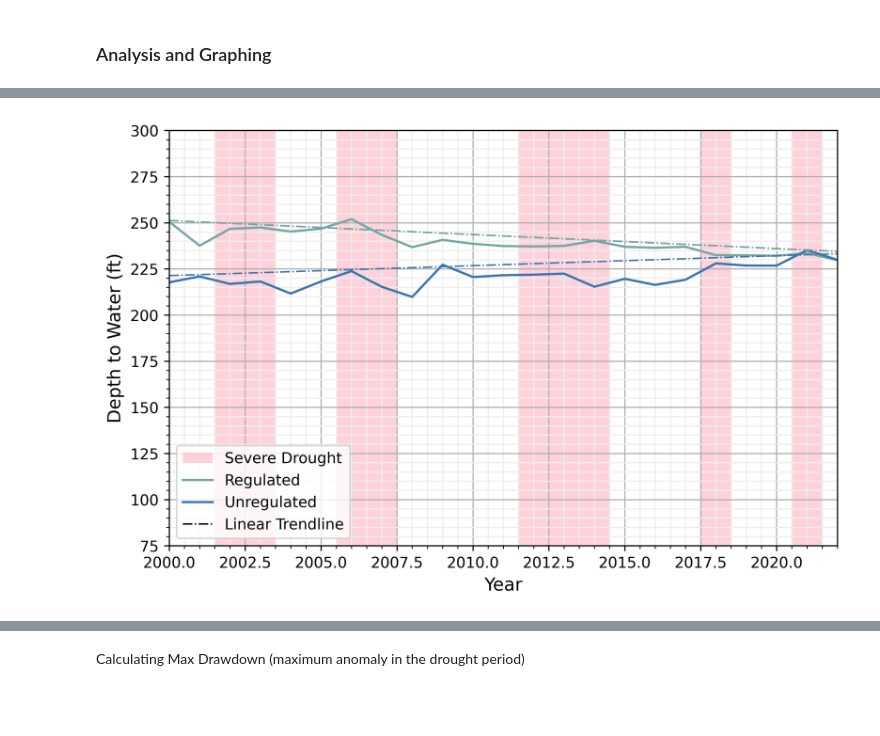
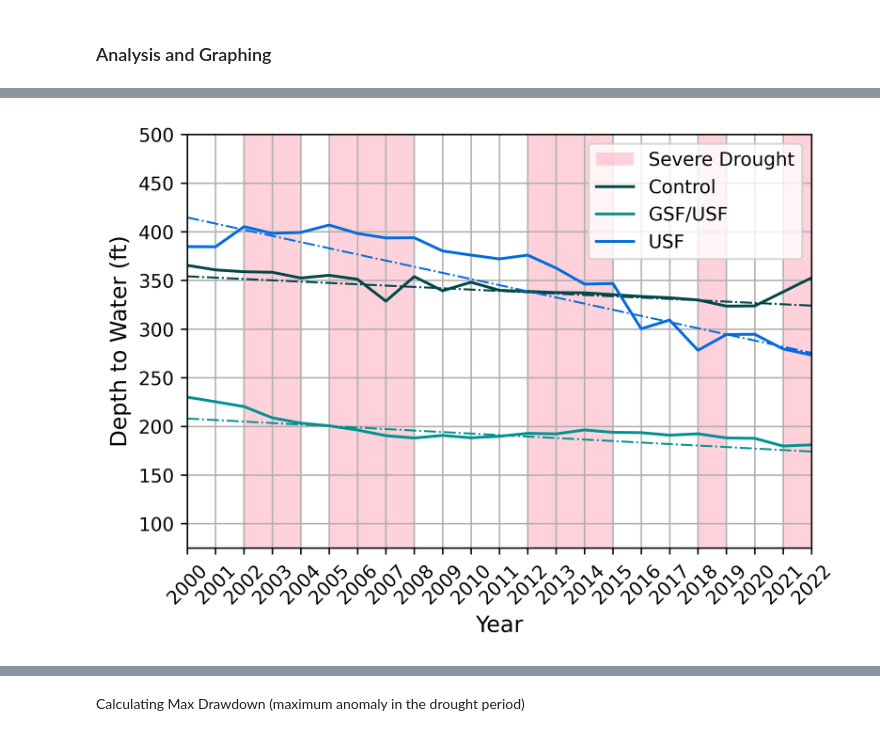
Before and after one commit to dtadych/Az-Spatiotemporal-Drought-Analysis, a Jupyter notebook: AnalysisCodes/Casestudy_Analysis.ipynb, the cells around one changed output, grey strips where cells are left out. Drawn from its saved outputs; the diff is of its cells as text; code cells hidden in the pictures; blank space fills up the shorter version.

Commit message:
Perfected the case study notebook

```diff
--- a/AnalysisCodes/Casestudy_Analysis.ipynb
+++ b/AnalysisCodes/Casestudy_Analysis.ipynb
@@ -206,7 +213,8 @@ annual_db2.head()
 # %%
 # Read in the shapefile
 
-filename_shapeile = 'georeg_reproject_fixed.shp'
+# filename_shapeile = 'georeg_reproject_fixed.shp'
+filename_shapeile = 'AvraValleyGSF.shp'
 filepath = os.path.join(shapepath_local, filename_shapeile)
 shapefile = gp.read_file(filepath)
 shapefile.plot(cmap='viridis')
@@ -216,8 +231,9 @@ shapefile.plot(cmap='viridis')
 # %%
 # Define some things about your file
 
-StudyArea = "Test"
-Naming_col = "Regulation"
+StudyArea = "GSF_USF"
+Naming_col = "Name"
+water_designation = cap_secondary
 # %% [markdown]
 Merging the databases takes a little time - Approximately 3 minutes
 # %%
@@ -398,0 +455,3 @@ Spearman Correlation coefficient
+# %%
+df_interpolated = wlanalysis_period.interpolate(method='linear', axis=0)
+df_interpolated
@@ -399,12 +477,13 @@ Spearman Correlation coefficient
 # %%
 # For Depth to Water by regulation
-ds = wlanalysis_period
+# ds = wlanalysis_period
+ds = df_interpolated
 min_yr = 2000
 mx_yr = 2022
 Name = "mean_"+StudyArea
 
-betterlabels = ['Regulated','Unregulated']
-# betterlabels = StudyArea
+# betterlabels = [StudyArea]
+betterlabels = ['Control','GSF/USF','USF']
 
 f = ds[(ds.index >= min_yr) & (ds.index <= mx_yr)]
 columns = ds.columns
@@ -433,42 +512,52 @@ for i in column_list:
 stats.index = betterlabels
 stats1 = stats.transpose()
 print(stats1)
+stats1.to_csv(outputpath_local+'Stats_'+StudyArea+'.csv')
 
 # -- Data visualization --
 xf = np.linspace(min(x),max(x),100)
 xf1 = xf.copy()
 #xf1 = pd.to_datetime(xf1)
-m1 = round(stats1.loc['slope','Regulated'], 2)
-m2 = round(stats1.loc['slope','Unregulated'], 2)
-yint1 = round(stats1.loc['int','Regulated'], 2)
-yint2 = round(stats1.loc['int','Unregulated'], 2)
-pval1 = round(stats1.loc['p_val', 'Regulated'], 4)
-pval2 = round(stats1.loc['p_val', 'Unregulated'], 4)
+m1 = round(stats1.loc['slope',betterlabels[0]], 2)
+m2 = round(stats1.loc['slope',betterlabels[1]], 2)
+m3 = round(stats1.loc['slope',betterlabels[2]], 2)
+yint1 = round(stats1.loc['int',betterlabels[0]], 2)
+yint2 = round(stats1.loc['int',betterlabels[1]], 2)
+yint3 = round(stats1.loc['int',betterlabels[2]], 2)
+pval1 = round(stats1.loc['p_val',betterlabels[0]], 4)
+pval2 = round(stats1.loc['p_val', betterlabels[1]], 4)
+pval3 = round(stats1.loc['p_val', betterlabels[2]], 4)
+
 
 yf1 = (m1*xf)+yint1
 yf2 = (m2*xf)+yint2
+yf3 = (m3*xf)+yint3
 
-fig, ax = plt.subplots(1, 1, figsize = (8,5))
+fig, ax = plt.subplots(1, 1, figsize = (6,4))
 
 min_y = 75
-max_y = 300
+max_y = 500
 fsize = 12
 
+num_years = mx_yr - min_yr + 1
+ax.set_xticks(np.linspace(min_yr, mx_yr, num_years))
+ax.set_xticklabels(map(int, ax.get_xticks()))
+
 # Drought Year Shading
-a = 1988.5
-b = 1990.5
-c = 1995.5
-d = 1996.5
-e = 2020.5
-f = 2021.5
-g = 2001.5
-h = 2003.5
-i = 2005.5
-j = 2007.5
-k = 2011.5
-l = 2014.5
-m = 2017.5
-n = 2018.5
+a = 1988
+b = 1990
+c = 1995
+d = 1996
+e = 2021
+f = 2022
+g = 2002
+h = 2004
+i = 2005
+j = 2008
+k = 2012
+l = 2015
+m = 2018
+n = 2019
 plt.axvspan(a, b, color=drought_color, alpha=0.5, lw=0
             , label="Severe Drought"
             )
@@ -479,12 +568,17 @@ plt.axvspan(i, j, color=drought_color, alpha=0.5, lw=0)
 plt.axvspan(k, l, color=drought_color, alpha=0.5, lw=0)
 plt.axvspan(m, n, color=drought_color, alpha=0.5, lw=0)
 
-ax.plot(ds['R'], label='Regulated', color=cap)
-ax.plot(ds['U'], label='Unregulated', color=GWdom)
+# ax.plot(ds[column_list[0]], color=water_designation)
+ax.plot(ds[column_list[0]], color=blind[1],label=betterlabels[0])
+ax.plot(ds[column_list[1]], color=blind[2],label=betterlabels[1])
+ax.plot(ds[column_list[2]], color=blind[6],label=betterlabels[2])
 
-ax.plot(xf1, yf1,"-.",color='k',label='Linear Trendline', lw=1)
-ax.plot(xf1, yf1,"-.",color=cap, lw=1)
-ax.plot(xf1, yf2,"-.",color=GWdom, lw=1)
+# ax.plot(xf1, yf1,"-.",color='k',label='Linear Trendline', lw=1)
+ax.plot(xf1, yf1,"-.",color='k', lw=1)
+# ax.plot(xf1, yf1,"-.",color=water_designation, lw=1)
+ax.plot(xf1, yf1,"-.",color=blind[1], lw=1)
+ax.plot(xf1, yf2,"-.",color=blind[2], lw=1)
+ax.plot(xf1, yf3,"-.",color=blind[6], lw=1)
 
 ax.set_xlim(min_yr,mx_yr)
 ax.set_ylim(min_y,max_y)
@@ -493,10 +587,11 @@ ax.grid(visible=True,which='major')
 ax.grid(which='minor',color='#EEEEEE', lw=0.8)
 ax.set_xlabel('Year', fontsize=fsize)
 ax.set_ylabel('Depth to Water (ft)',fontsize=fsize)
-ax.minorticks_on()
+# ax.minorticks_on()
+ax.tick_params(axis='x', rotation=45)
 fig.set_dpi(600.0)
 # ax.set_title('a)',loc='left',pad=15)
-ax.legend(loc='lower left')
+ax.legend(loc='upper right')
 
 # #Putting Grace on a secondary axis
 # ax2 = ax.twinx()
@@ -505,5 +600,5 @@ ax.legend(loc='lower left')
 # ax2.set_ylabel(u'Δ LWE (cm)',fontsize=fsize)
 # ax2.legend(loc='lower right')
 
-# plt.savefig(figurepath+Name, bbox_inches = 'tight')
+plt.savefig(figurepath+Name, bbox_inches = 'tight')
 # %% [output]
@@ -520,3 +614,3 @@ sum        5508.59      5082.96
-[figure, old version]
+[figure, new version]
 # %%
 # Anomaly's
```
Also changed, not shown: parts of 24 cells of this notebook.
